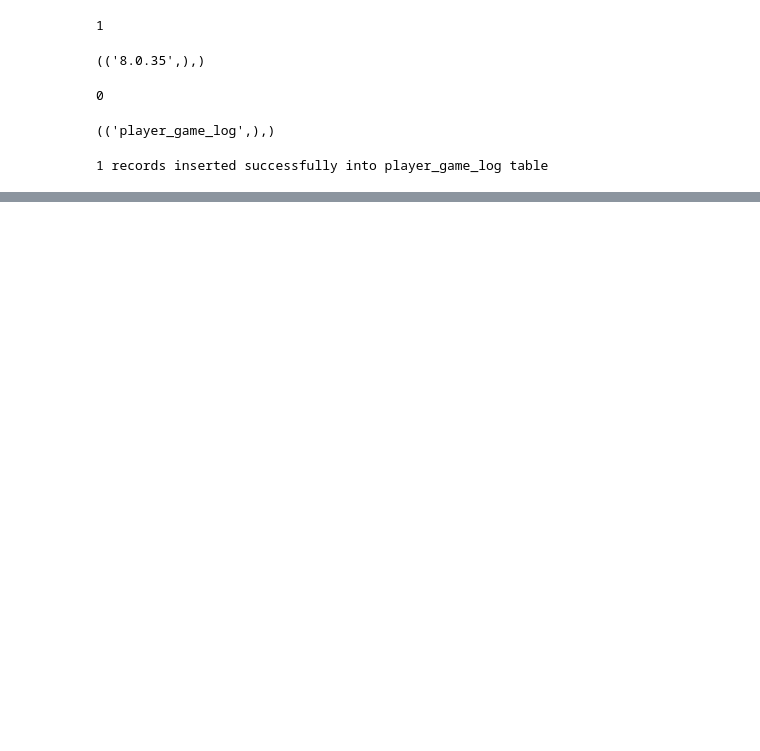
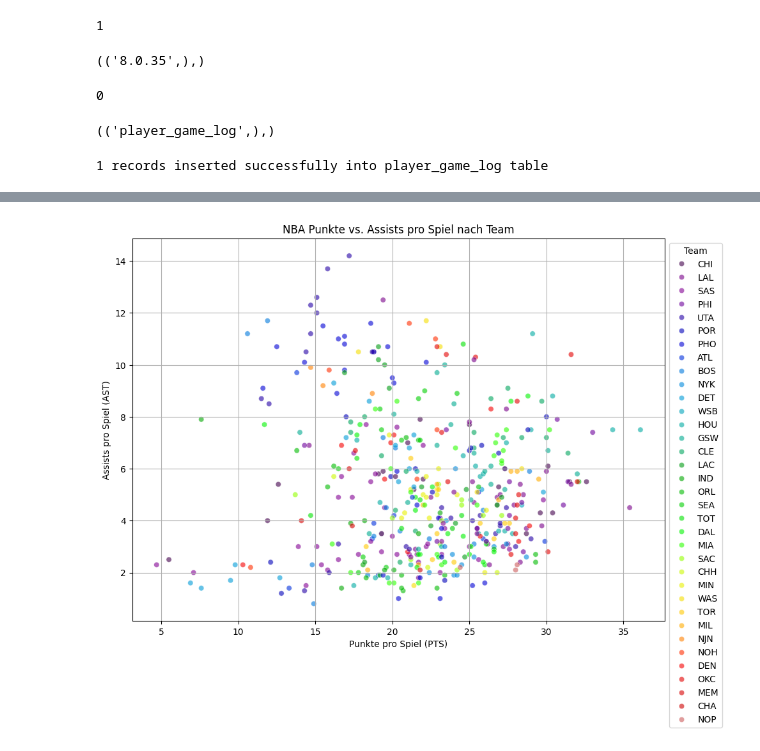
Before and after one commit to mimitridurri/ADS_Group2, a Jupyter notebook: WebScrape/Scarper.ipynb, the cells around one changed output, grey strips where cells are left out. Saved outputs shown, nothing was run; the diff lists cells and outputs as text; code cells hidden in the pictures; blank space fills up the shorter version.

```diff
--- a/WebScrape/Scarper.ipynb
+++ b/WebScrape/Scarper.ipynb
@@ -337,0 +501,29 @@ connection.close()
+# %%
+import matplotlib.pyplot as plt
+import seaborn as sns
+
+# Setzen einer größeren Figurgröße für bessere Lesbarkeit
+plt.figure(figsize=(10, 8))
+
+# Scatterplot mit einer klareren Farbpalette
+sns.scatterplot(data=mvps, x='PTS', y='AST', hue='Tm',
+                palette='nipy_spectral', alpha=0.6)
+
+# Verbesserung der Achsenbeschriftungen
+plt.xlabel('Punkte pro Spiel (PTS)')
+plt.ylabel('Assists pro Spiel (AST)')
+
+# Hinzufügen eines Gitternetzes
+plt.grid(True)
+
+# Setzen eines aussagekräftigen Titels
+plt.title('NBA Punkte vs. Assists pro Spiel nach Team')
+
+# Anpassen der Legende
+plt.legend(title='Team', bbox_to_anchor=(1, 1), loc='upper left')
+
+# Anzeige des verbesserten Plots
+plt.tight_layout()  # Verhindert Abschneiden der Beschriftungen
+plt.show()
+# %% [output]
+[figure, added]
```
Also changed, not shown: parts of 21 cells of this notebook.
